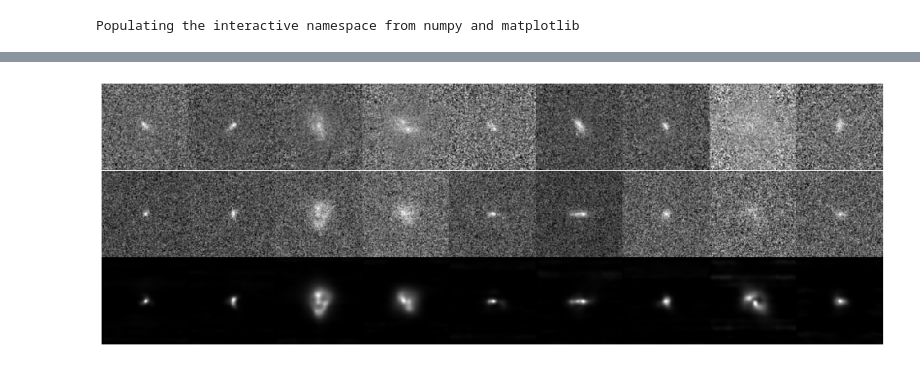
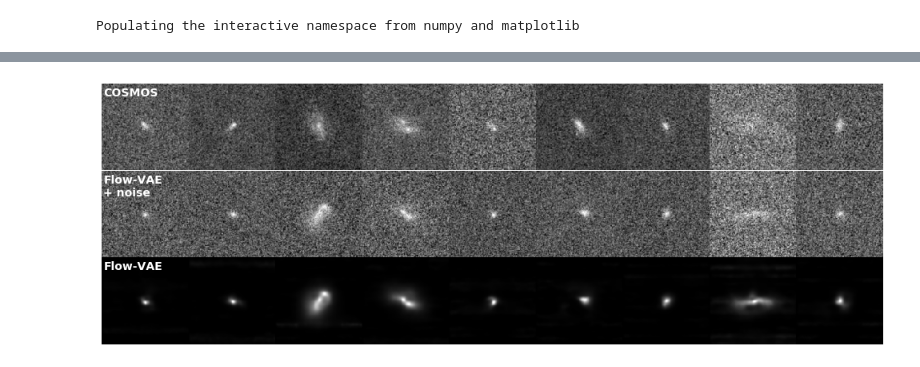
Before and after one commit to McWilliamsCenter/deep_galaxy_models, a Jupyter notebook: Figure1.ipynb, the cells around one changed output, grey strips where cells are left out. Saved outputs shown, nothing was run; the diff lists cells and outputs as text; code cells hidden in the pictures.

```diff
--- a/Figure1.ipynb
+++ b/Figure1.ipynb
@@ -24,7 +24,7 @@ for i in range(9):
     im_sim_n = galsim.ImageF(STAMP_SIZE, STAMP_SIZE, scale=PIXEL_SCALE)
 
     # Drawing galaxy from cosmos
-    gal = cosmos_cat.makeGalaxy(i, gal_type='real')
+    gal = cosmos_cat.makeGalaxy(i, gal_type='real', noise_pad_size=0.8*STAMP_SIZE*PIXEL_SCALE)
     psf = gal.original_psf
     real = galsim.Convolve(psf, gal)
     real.drawImage(im_real, method='no_pixel');
@@ -40,14 +40,20 @@ for i in range(9):
     subplot(3,9,i+1)
     imshow(arcsinh(50*im_real.array), cmap='gray')
     axis('off')
+    if i==0:
+        text(2, 5, "COSMOS", verticalalignment='top', fontsize=14, color="white", weight="bold")
 
     subplot(3,9,i+1+9)
     imshow(arcsinh(50*im_sim_n.array), cmap='gray')
     axis('off')
+    if i==0:
+        text(2, 5, "Flow-VAE\n+ noise", verticalalignment='top', fontsize=14, color="white", weight="bold")
 
     subplot(3,9,i+1+18)
     imshow(arcsinh(50*im_sim.array), cmap='gray')
     axis('off')
+    if i==0:
+        text(2, 5, "Flow-VAE", verticalalignment='top', fontsize=14, color="white", weight="bold")
 
 plt.subplots_adjust(wspace=0, hspace=0)
 savefig('Figures/Figure1.pdf',bbox_inches='tight')
@@ -60,3 +66,3 @@ WARNING:tensorflow:From /home/francois/.local/lib/python3.7/site-packages/galsim
 
 INFO:tensorflow:Saver not created because there are no variables in the graph to restore
-[figure, old version]
+[figure, new version]
```
Also changed, not shown: parts of 1 cell of this notebook, 5 other files.
